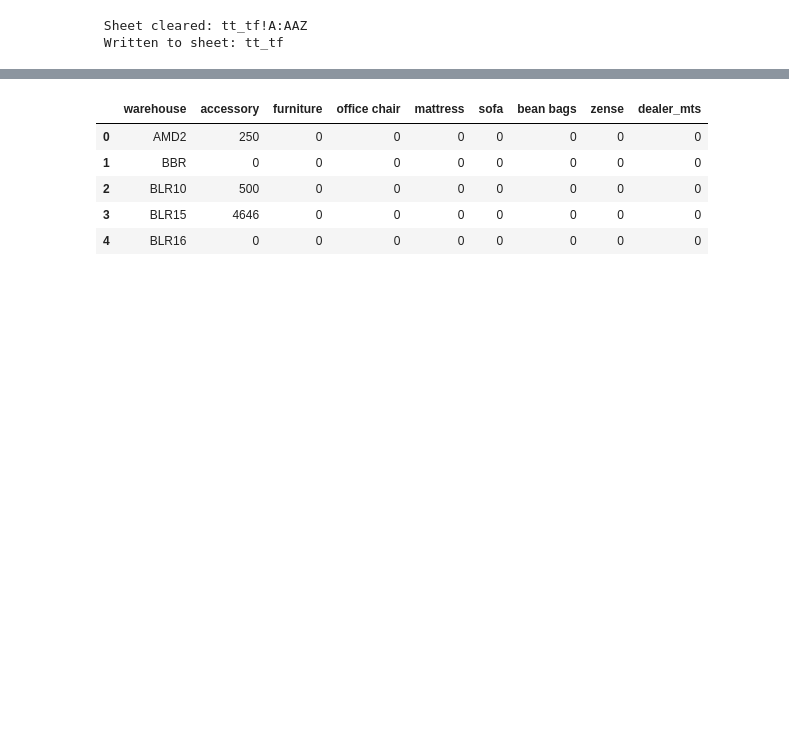
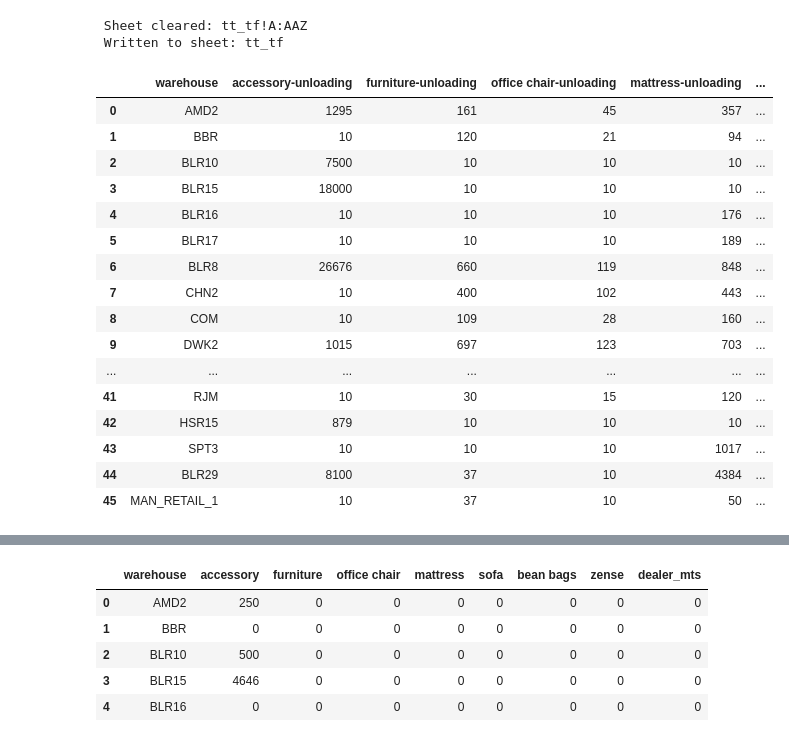
Before and after one commit to ShuvenduPritamWakefit/sto-alert-automation, a Jupyter notebook: daily_sto_alert_fetch.ipynb, the cells around one changed output, grey strips where cells are left out. Cells and saved outputs as stored; diff of their text form; code cells hidden in the pictures; blank space fills up the shorter version.

```diff
--- a/daily_sto_alert_fetch.ipynb
+++ b/daily_sto_alert_fetch.ipynb
@@ -596,3 +617,23 @@ df_mm_capacity = read_sheet('1KcbJW7uBSsmD8on0pi1teysQAvlBu1zWMpHZX3TQmxk','MM C
+# %%
+df_mm_capacity
+# %% [output]
+|  | warehouse | accessory-unloading | furniture-unloading | office chair-unloading | mattress-unloading | ... |
+| 0 | AMD2 | 1295 | 161 | 45 | 357 | ... |
+| 1 | BBR | 10 | 120 | 21 | 94 | ... |
+| 2 | BLR10 | 7500 | 10 | 10 | 10 | ... |
+| 3 | BLR15 | 18000 | 10 | 10 | 10 | ... |
+| 4 | BLR16 | 10 | 10 | 10 | 176 | ... |
+| 5 | BLR17 | 10 | 10 | 10 | 189 | ... |
+| 6 | BLR8 | 26676 | 660 | 119 | 848 | ... |
+| 7 | CHN2 | 10 | 400 | 102 | 443 | ... |
+| 8 | COM | 10 | 109 | 28 | 160 | ... |
+| 9 | DWK2 | 1015 | 697 | 123 | 703 | ... |
+| ... | ... | ... | ... | ... | ... | ... |
+| 41 | RJM | 10 | 30 | 15 | 120 | ... |
+| 42 | HSR15 | 879 | 10 | 10 | 10 | ... |
+| 43 | SPT3 | 10 | 10 | 10 | 1017 | ... |
+| 44 | BLR29 | 8100 | 37 | 10 | 4384 | ... |
+| 45 | MAN_RETAIL_1 | 10 | 37 | 10 | 50 | ... |
 # %%
 df_lm_capacity_local.head(5)
 # %% [output]
```
Also changed, not shown: parts of 23 cells of this notebook.
